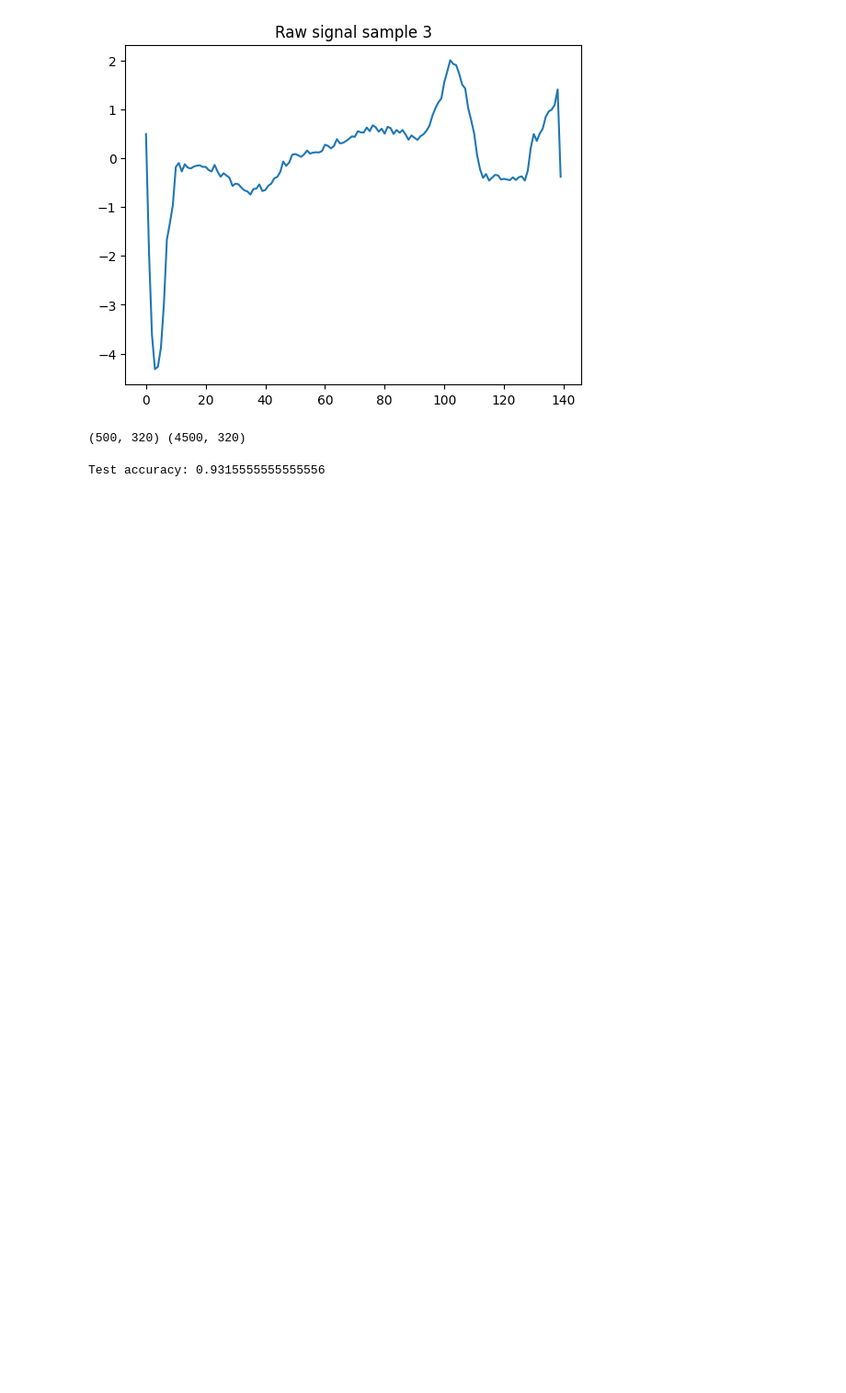
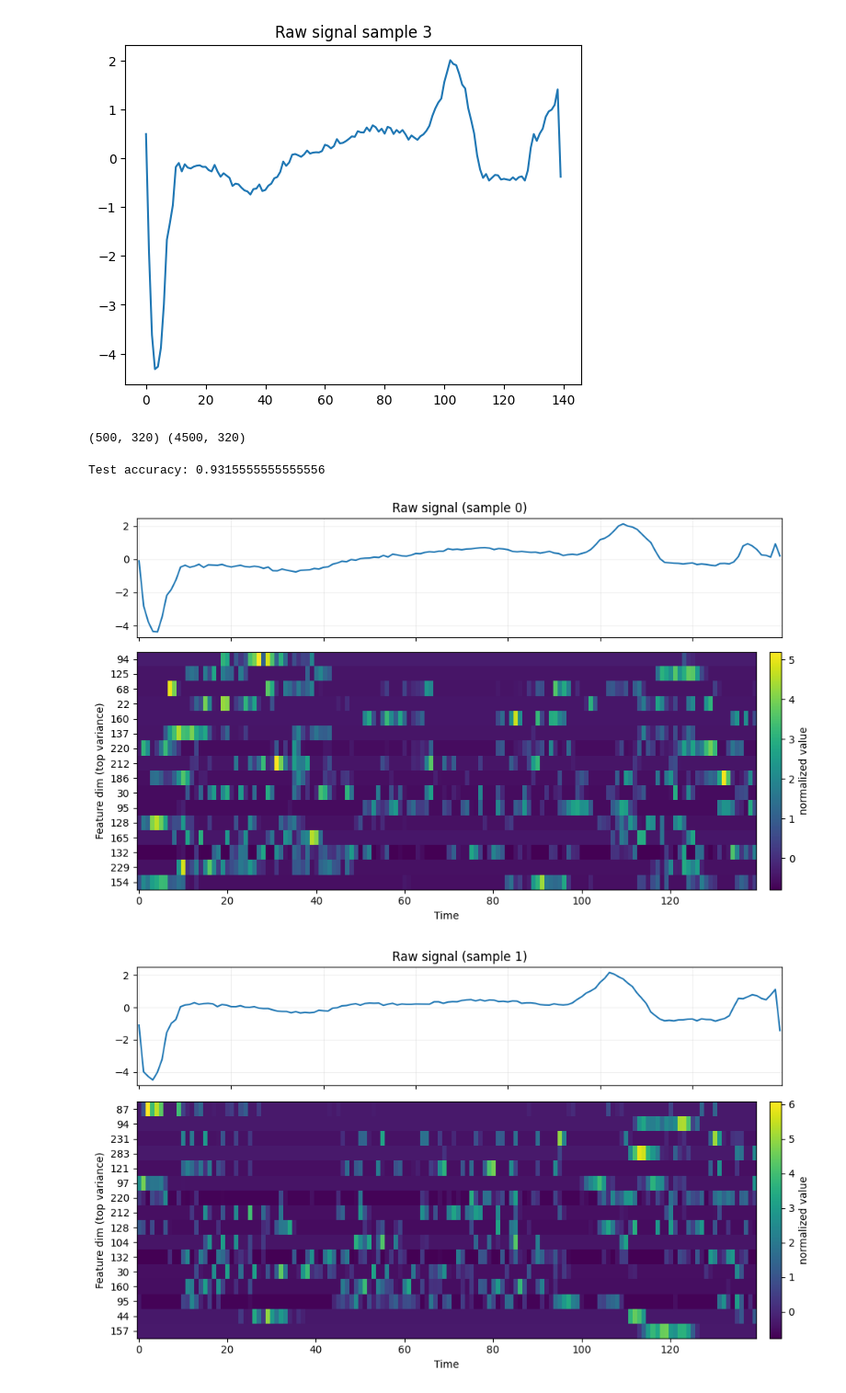
Before and after one commit to Loudwig/T2SVEC, a Jupyter notebook: src/first_Imple/eval.ipynb, the cells around one changed output. Shown at 92% size. Cells and saved outputs as stored; diff of their text form; code cells hidden in the pictures; blank space fills up the shorter version.

Commit message:
update representation vizu

```diff
--- a/src/first_Imple/eval.ipynb
+++ b/src/first_Imple/eval.ipynb
@@ -258,0 +332,38 @@ Test accuracy: 0.9315555555555556
+# %%
+# -----------------------------
+# Visualisations TS2Vec
+# -----------------------------
+model.eval()
+
+# 1) Heatmaps timestamp-level sur quelques exemples du train
+for idx in range(3):  # par ex. 3 signaux
+    visualize_ts2vec_heatmap(
+        model=model,
+        dataloader=train_eval_loader,
+        device=device,
+        n_dims=16,
+        sample_idx=idx,
+    )
+
+# (optionnel) pareil sur le test
+for idx in range(3):
+    visualize_ts2vec_heatmap(
+        model=model,
+        dataloader=test_eval_loader,
+        device=device,
+        n_dims=16,
+        sample_idx=idx,
+    )
+
+# 2) t-SNE / UMAP sur les représentations d'instance (Z_train)
+Z_train, y_train_np = extract_representations(train_eval_loader, model, device)
+
+visualize_ts2vec_tsne(
+    Z=Z_train,
+    y=y_train_np,
+    n_samples=2000,      # tu peux réduire/augmenter
+    perplexity=30.0,     # à tuner si besoin
+)
+# %% [output]
+[figure, added]
+[figure, added]
```
Also changed, not shown: parts of 3 cells of this notebook, 3 other files.
